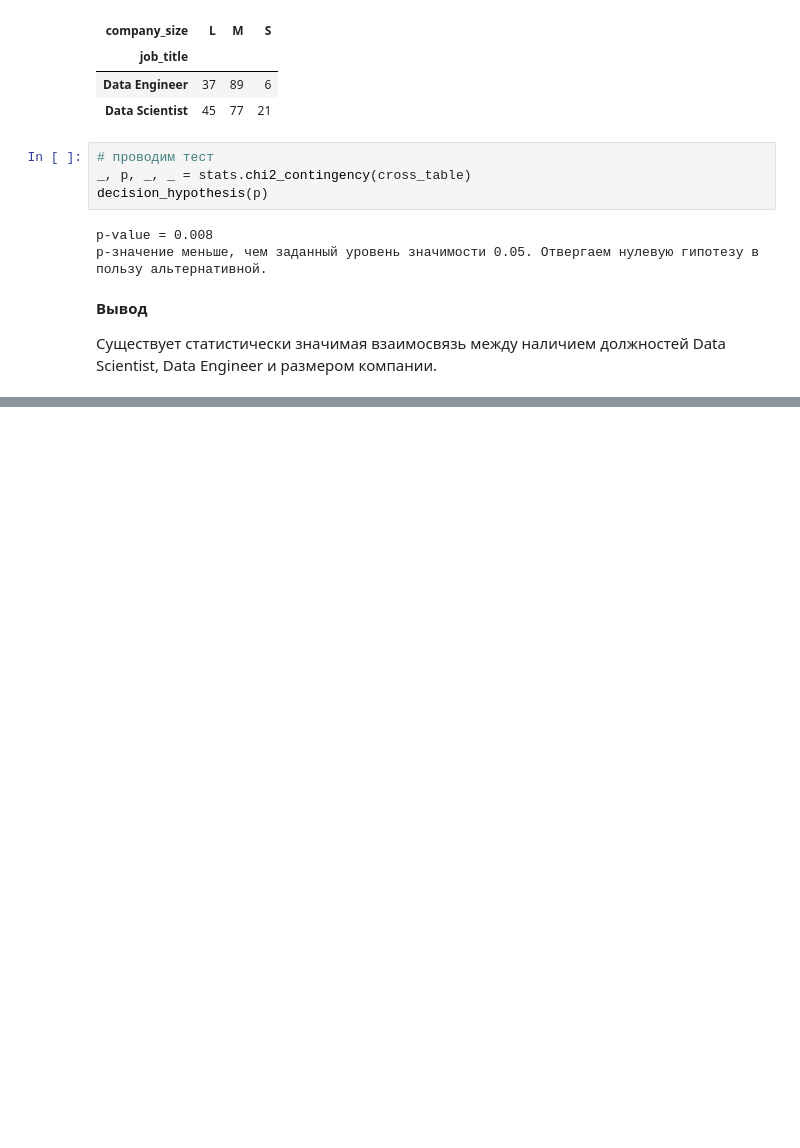
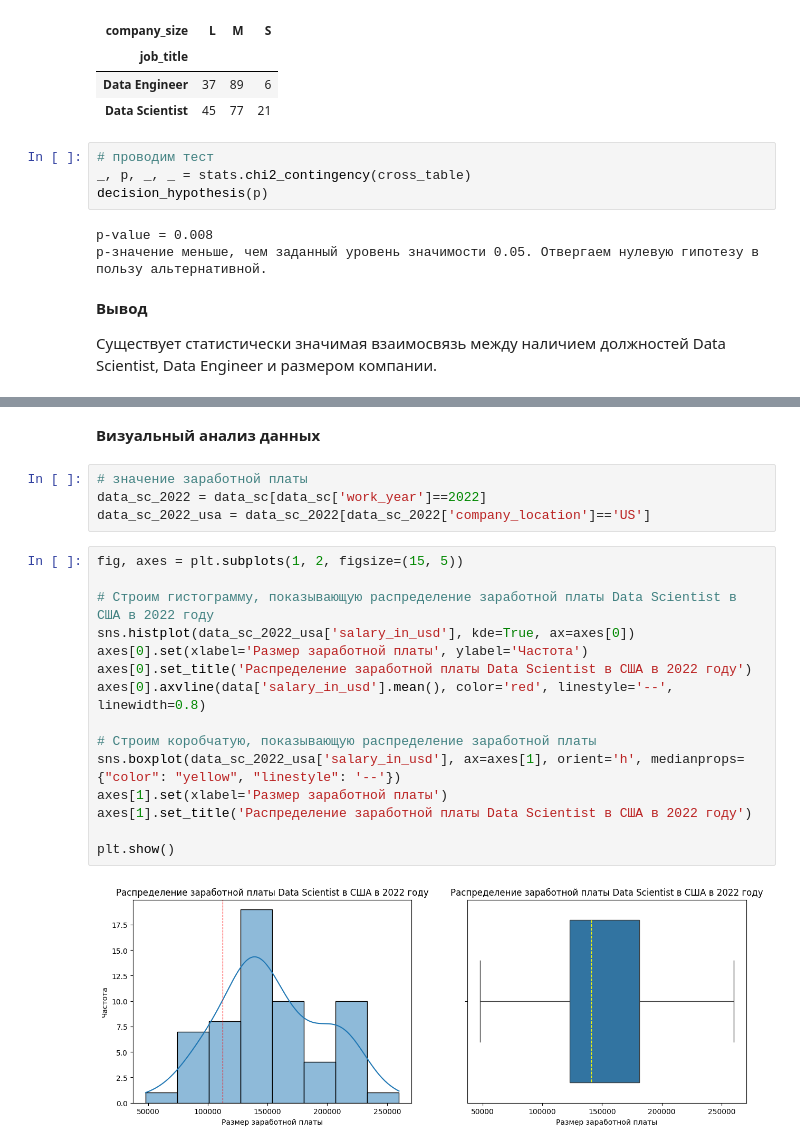
Before and after one commit to LNarnia/new_DS, a Jupyter notebook: Skillfactory/EDA_4/Исследование_данных_HR_агенства.ipynb, the cells around one changed output, grey strips where cells are left out. Cells and saved outputs as stored; diff of their text form; blank space fills up the shorter version.

```diff
--- a/Skillfactory/EDA_4/Исследование_данных_HR_агенства.ipynb
+++ b/Skillfactory/EDA_4/Исследование_данных_HR_агенства.ipynb
@@ -1711,0 +1718,23 @@ p-значение меньше, чем заданный уровень знач
+# %% [markdown]
+**Визуальный анализ данных**
+# %%
+# значение заработной платы
+data_sc_2022 = data_sc[data_sc['work_year']==2022]
+data_sc_2022_usa = data_sc_2022[data_sc_2022['company_location']=='US']
+# %%
+fig, axes = plt.subplots(1, 2, figsize=(15, 5))
+
+# Строим гистограмму, показывающую распределение заработной платы Data Scientist в США в 2022 году
+sns.histplot(data_sc_2022_usa['salary_in_usd'], kde=True, ax=axes[0])
+axes[0].set(xlabel='Размер заработной платы', ylabel='Частота')
+axes[0].set_title('Распределение заработной платы Data Scientist в США в 2022 году')
+axes[0].axvline(data['salary_in_usd'].mean(), color='red', linestyle='--', linewidth=0.8)
+
+# Строим коробчатую, показывающую распределение заработной платы
+sns.boxplot(data_sc_2022_usa['salary_in_usd'], ax=axes[1], orient='h', medianprops={"color": "yellow", "linestyle": '--'})
+axes[1].set(xlabel='Размер заработной платы')
+axes[1].set_title('Распределение заработной платы Data Scientist в США в 2022 году')
+
+plt.show()
+# %% [output]
+[figure, added]
```
Also changed, not shown: parts of 35 cells of this notebook.
